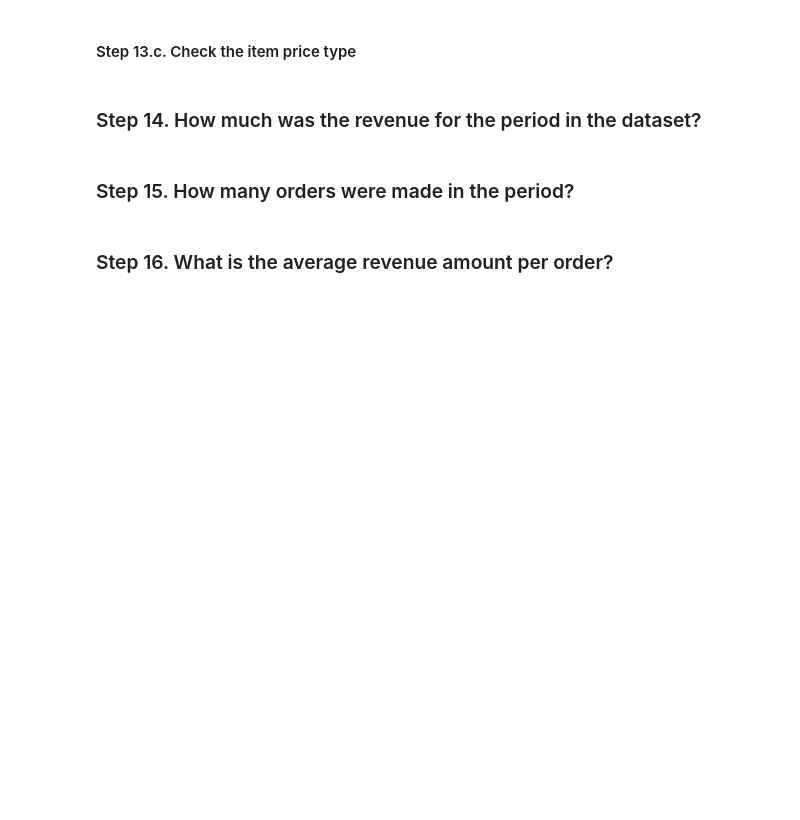
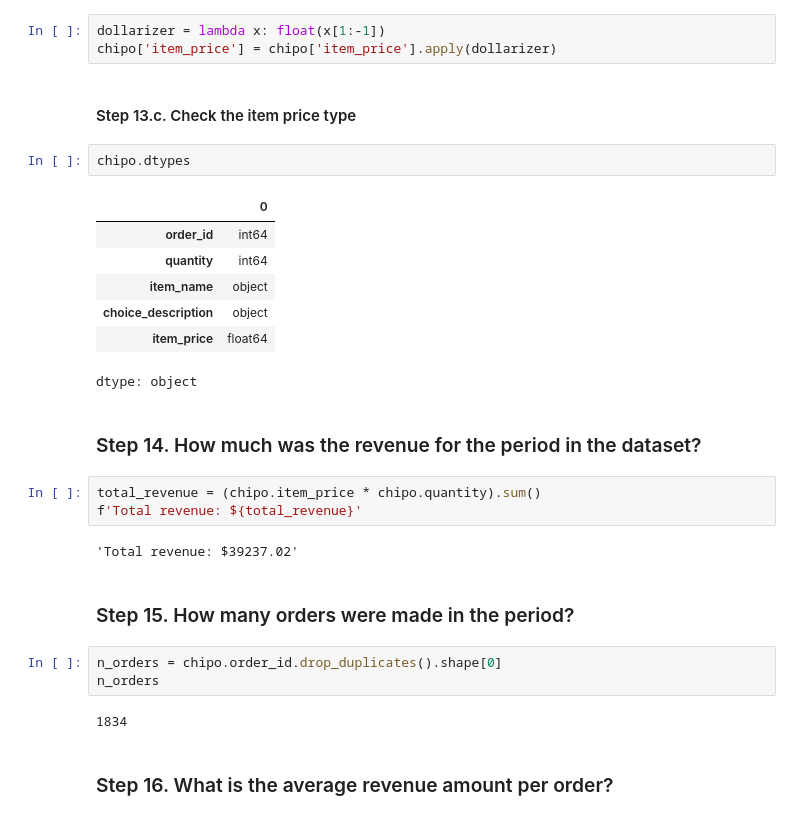
Before and after one commit to jgbaum/pandas_exercises, a Jupyter notebook: 01_Getting_&_Knowing_Your_Data/Chipotle/Exercises.ipynb, the cells around one changed output. Drawn from its saved outputs; the diff is of its cells as text; blank space fills up the shorter version.

```diff
--- a/01_Getting_&_Knowing_Your_Data/Chipotle/Exercises.ipynb
+++ b/01_Getting_&_Knowing_Your_Data/Chipotle/Exercises.ipynb
@@ -109,12 +109,35 @@ chipo.dtypes
 dtype: object
 # %% [markdown]
 #### Step 13.b. Create a lambda function and change the type of item price
+# %%
+dollarizer = lambda x: float(x[1:-1])
+chipo['item_price'] = chipo['item_price'].apply(dollarizer)
 # %% [markdown]
 #### Step 13.c. Check the item price type
+# %%
+chipo.dtypes
+# %% [output]
+|  | 0 |
+| order_id | int64 |
+| quantity | int64 |
+| item_name | object |
+| choice_description | object |
+| item_price | float64 |
+dtype: object
 # %% [markdown]
 ### Step 14. How much was the revenue for the period in the dataset?
+# %%
+total_revenue = (chipo.item_price * chipo.quantity).sum()
+f'Total revenue: ${total_revenue}'
+# %% [output]
+'Total revenue: $39237.02'
 # %% [markdown]
 ### Step 15. How many orders were made in the period?
+# %%
+n_orders = chipo.order_id.drop_duplicates().shape[0]
+n_orders
+# %% [output]
+1834
 # %% [markdown]
 ### Step 16. What is the average revenue amount per order?
 # %%
```
Also changed, not shown: parts of 4 cells of this notebook.
